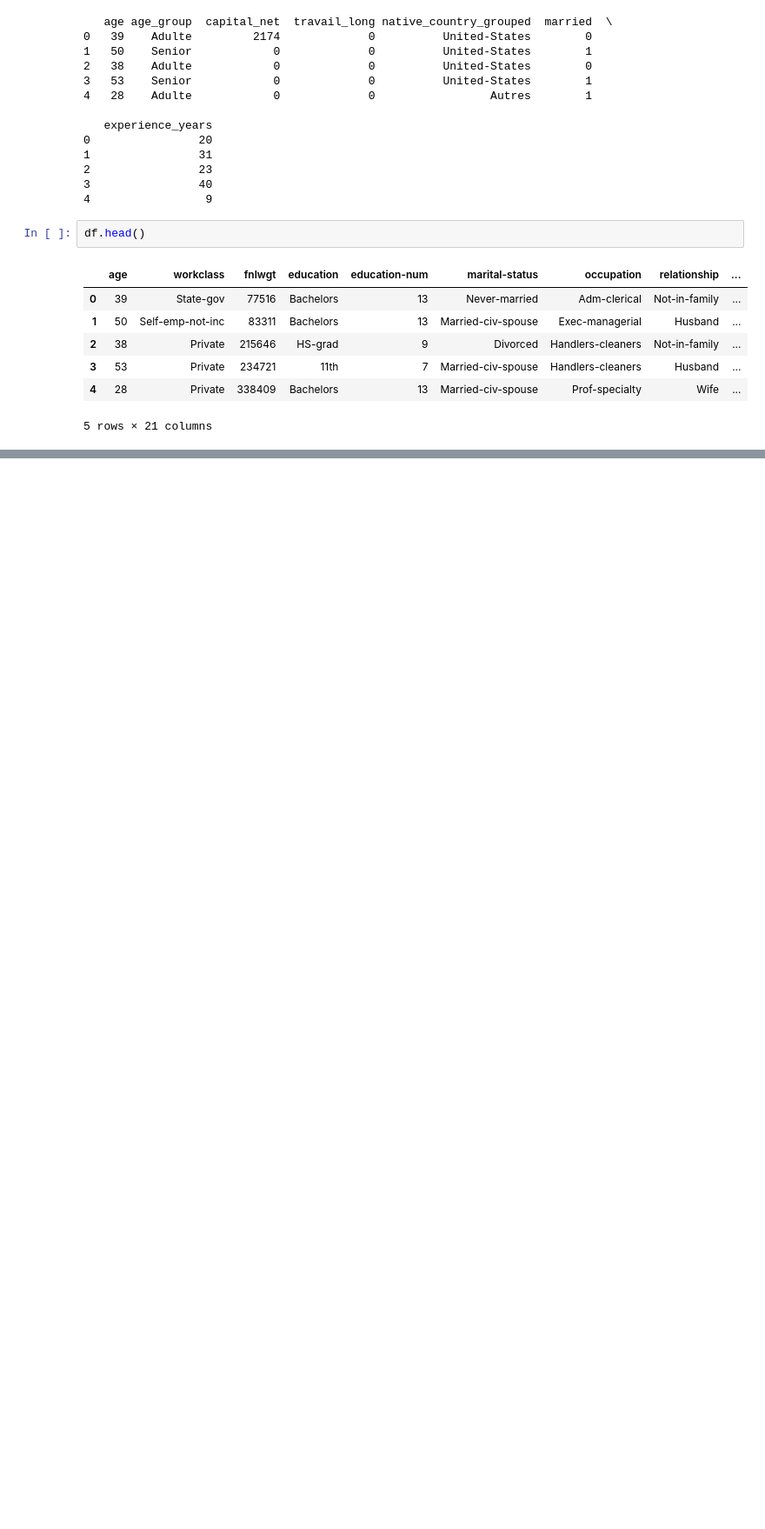
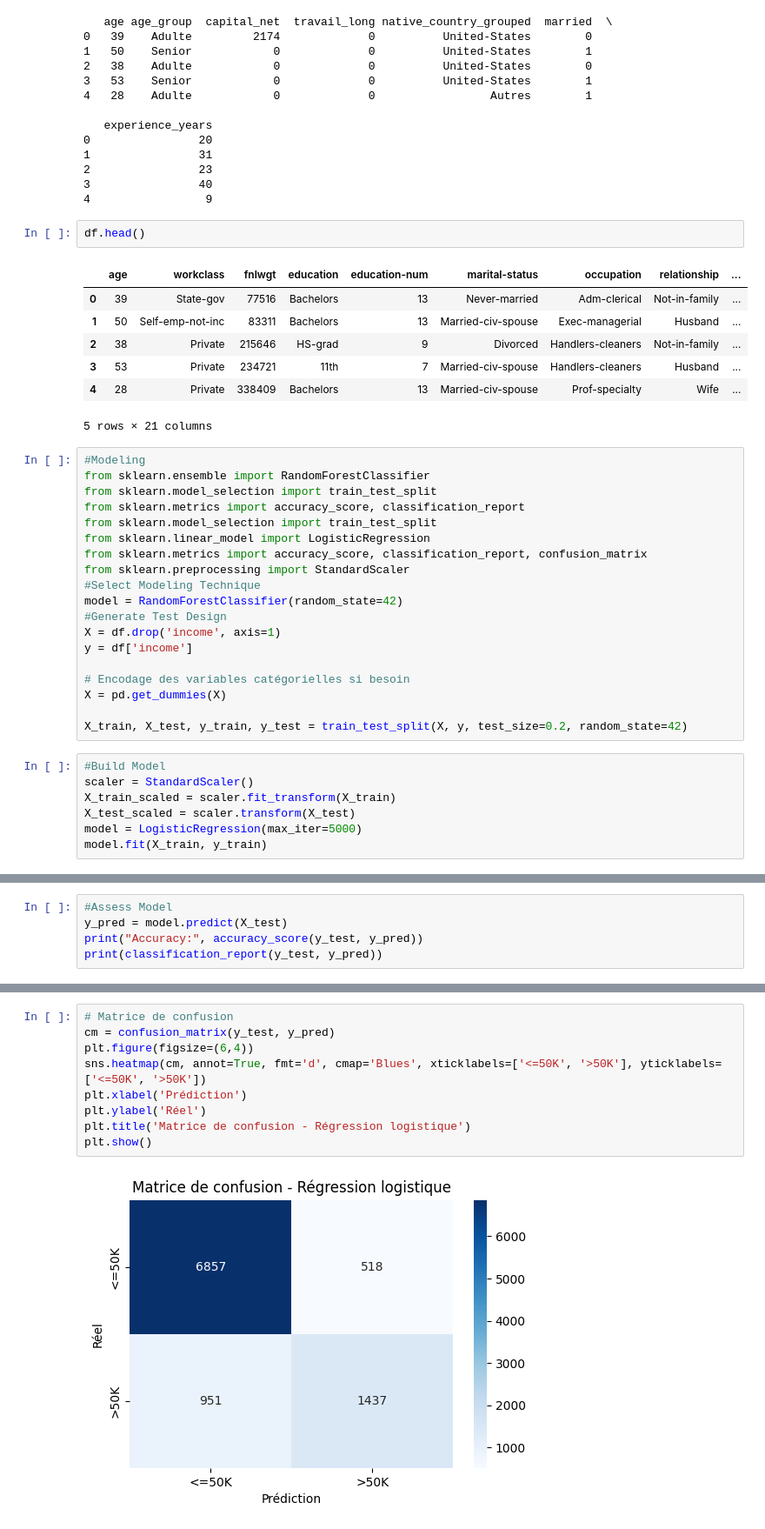
Before and after one commit to ChaimaChmissi/Projet_ML, a Jupyter notebook: AdultData.ipynb, the cells around one changed output, grey strips where cells are left out. Shown: that part at 87% size. Drawn from its saved outputs; the diff is of its cells as text; blank space fills up the shorter version.

Commit message:
Modeling

```diff
--- a/AdultData.ipynb
+++ b/AdultData.ipynb
@@ -173,3 +240,29 @@ df.head()
 | 3 | 53 | Private | 234721 | 11th | 7 | Married-civ-spouse | Handlers-cleaners | Husband | ... |
 | 4 | 28 | Private | 338409 | Bachelors | 13 | Married-civ-spouse | Prof-specialty | Wife | ... |
 5 rows × 21 columns
+# %%
+#Modeling
+from sklearn.ensemble import RandomForestClassifier
+from sklearn.model_selection import train_test_split
+from sklearn.metrics import accuracy_score, classification_report
+from sklearn.model_selection import train_test_split
+from sklearn.linear_model import LogisticRegression
+from sklearn.metrics import accuracy_score, classification_report, confusion_matrix
+from sklearn.preprocessing import StandardScaler
+#Select Modeling Technique
+model = RandomForestClassifier(random_state=42)
+#Generate Test Design
+X = df.drop('income', axis=1)
+y = df['income']
+
+# Encodage des variables catégorielles si besoin
+X = pd.get_dummies(X)
+
+X_train, X_test, y_train, y_test = train_test_split(X, y, test_size=0.2, random_state=42)
+# %%
+#Build Model
+scaler = StandardScaler()
+X_train_scaled = scaler.fit_transform(X_train)
+X_test_scaled = scaler.transform(X_test)
+model = LogisticRegression(max_iter=5000)
+model.fit(X_train, y_train)
@@ -175,0 +278,5 @@ df.head()
+# %%
+#Assess Model
+y_pred = model.predict(X_test)
+print("Accuracy:", accuracy_score(y_test, y_pred))
+print(classification_report(y_test, y_pred))
@@ -175,0 +293,11 @@ df.head()
+# %%
+# Matrice de confusion
+cm = confusion_matrix(y_test, y_pred)
+plt.figure(figsize=(6,4))
+sns.heatmap(cm, annot=True, fmt='d', cmap='Blues', xticklabels=['<=50K', '>50K'], yticklabels=['<=50K', '>50K'])
+plt.xlabel('Prédiction')
+plt.ylabel('Réel')
+plt.title('Matrice de confusion - Régression logistique')
+plt.show()
+# %% [output]
+[figure, added]
```
Also changed, not shown: parts of 9 cells of this notebook.
